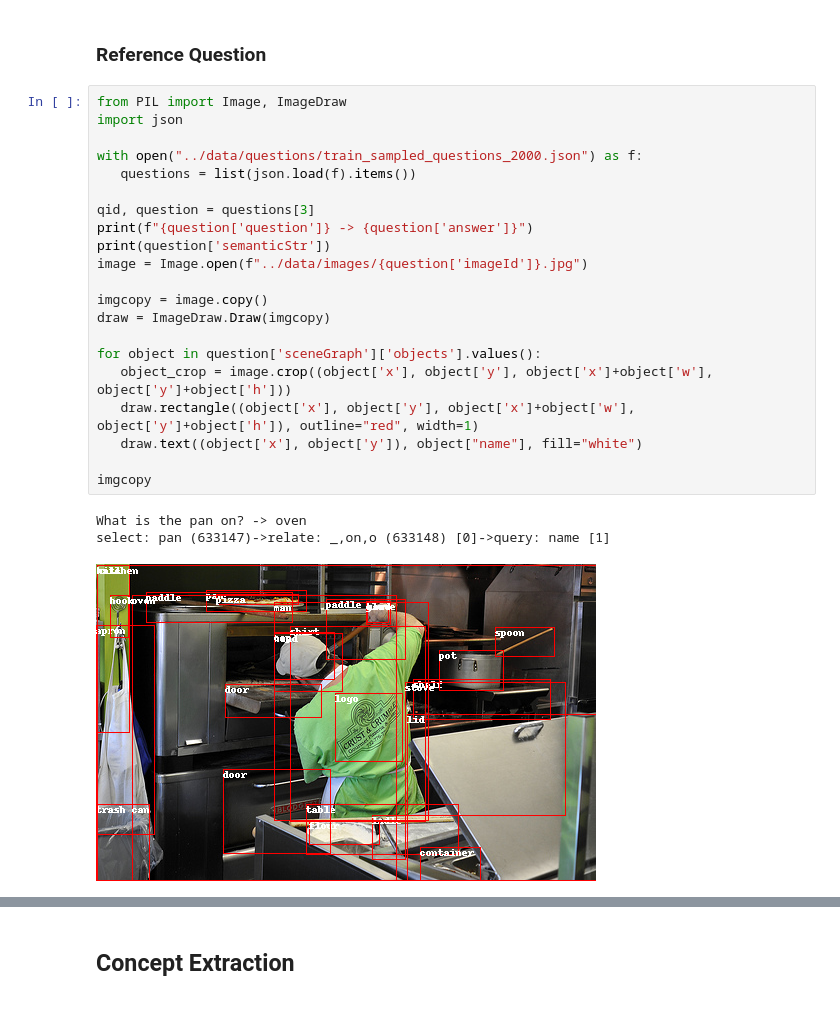
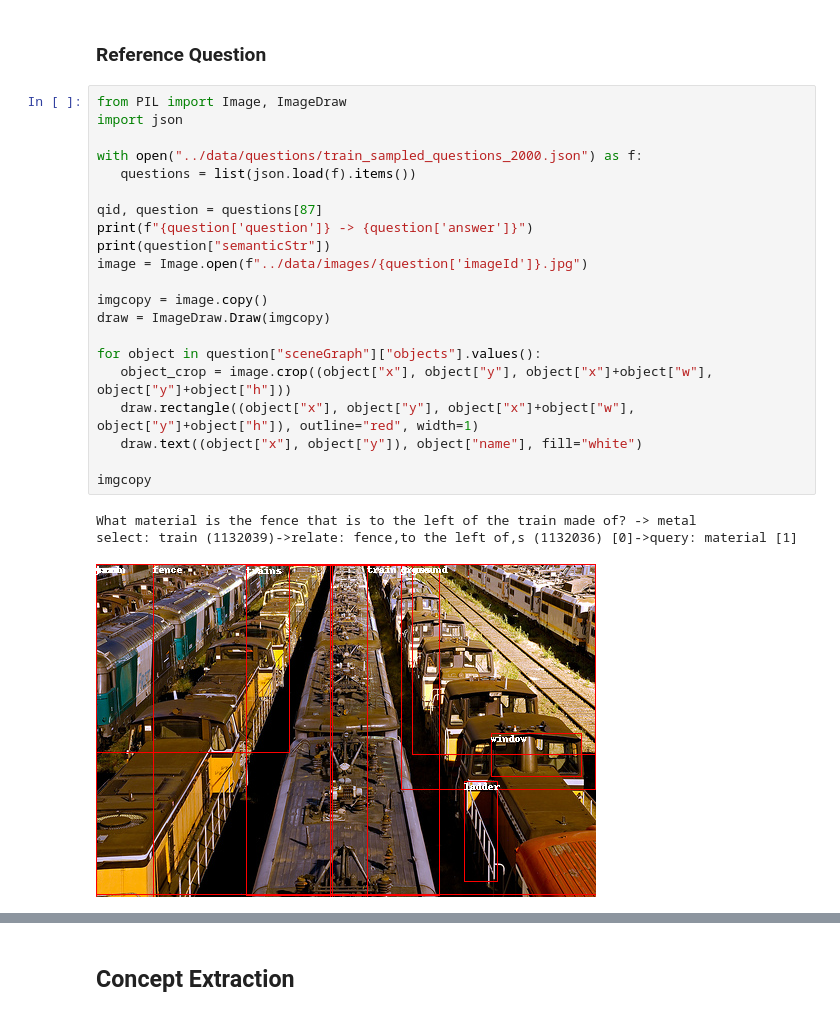
Before and after one commit to winnedatsch/tuw-master-thesis, a Jupyter notebook: notebooks/vqa.ipynb, the cells around one changed output, grey strips where cells are left out. Cells and saved outputs as stored; diff of their text form.

```diff
--- a/notebooks/vqa.ipynb
+++ b/notebooks/vqa.ipynb
@@ -43,25 +48,25 @@ To enable the following instructions: AVX2 AVX_VNNI FMA, in other operations, re
 # %%
 from PIL import Image, ImageDraw
 import json
 
 with open("../data/questions/train_sampled_questions_2000.json") as f:
    questions = list(json.load(f).items())
 
-qid, question = questions[3]
+qid, question = questions[87]
 print(f"{question['question']} -> {question['answer']}")
-print(question['semanticStr'])
+print(question["semanticStr"])
 image = Image.open(f"../data/images/{question['imageId']}.jpg")
 
 imgcopy = image.copy()
 draw = ImageDraw.Draw(imgcopy)
 
-for object in question['sceneGraph']['objects'].values():
-   object_crop = image.crop((object['x'], object['y'], object['x']+object['w'], object['y']+object['h']))
-   draw.rectangle((object['x'], object['y'], object['x']+object['w'], object['y']+object['h']), outline="red", width=1)
-   draw.text((object['x'], object['y']), object["name"], fill="white")
+for object in question["sceneGraph"]["objects"].values():
+   object_crop = image.crop((object["x"], object["y"], object["x"]+object["w"], object["y"]+object["h"]))
+   draw.rectangle((object["x"], object["y"], object["x"]+object["w"], object["y"]+object["h"]), outline="red", width=1)
+   draw.text((object["x"], object["y"]), object["name"], fill="white")
 
 imgcopy
 # %% [output]
-What is the pan on? -> oven
-select: pan (633147)->relate: _,on,o (633148) [0]->query: name [1]
+What material is the fence that is to the left of the train made of? -> metal
+select: train (1132039)->relate: fence,to the left of,s (1132036) [0]->query: material [1]
-[figure, old version]
+[figure, new version]
```
Also changed, not shown: parts of 10 cells of this notebook, 11 other files.
